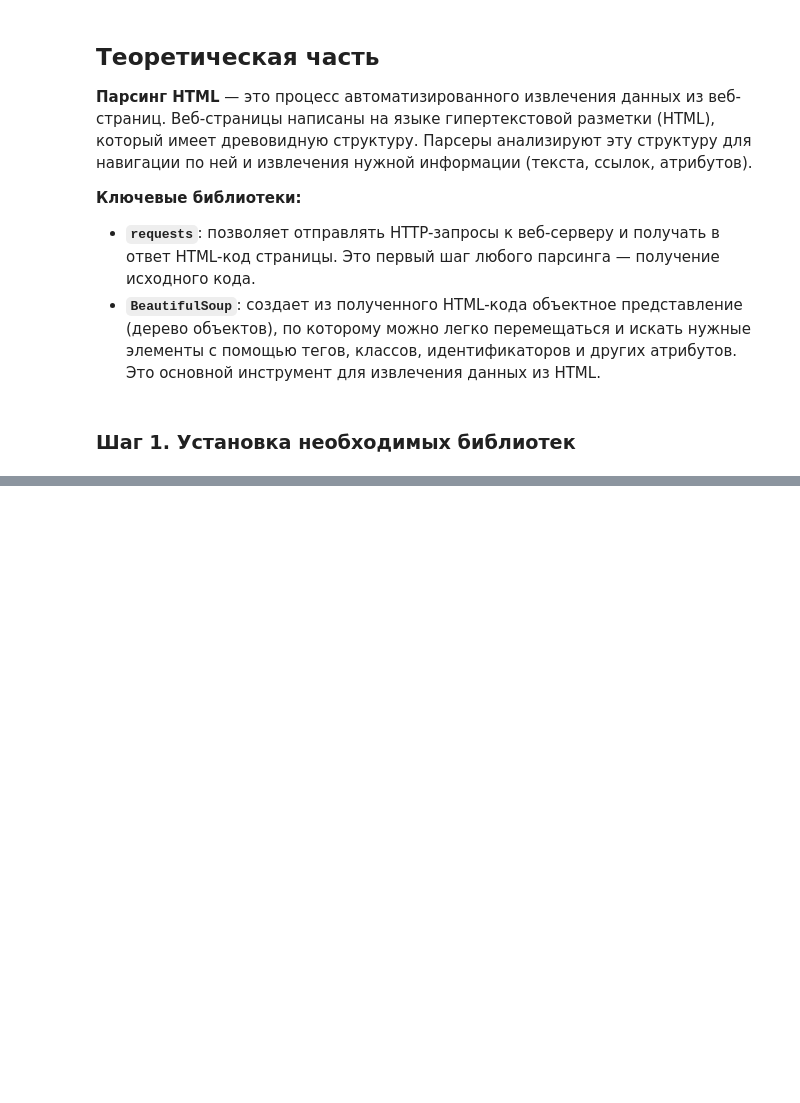
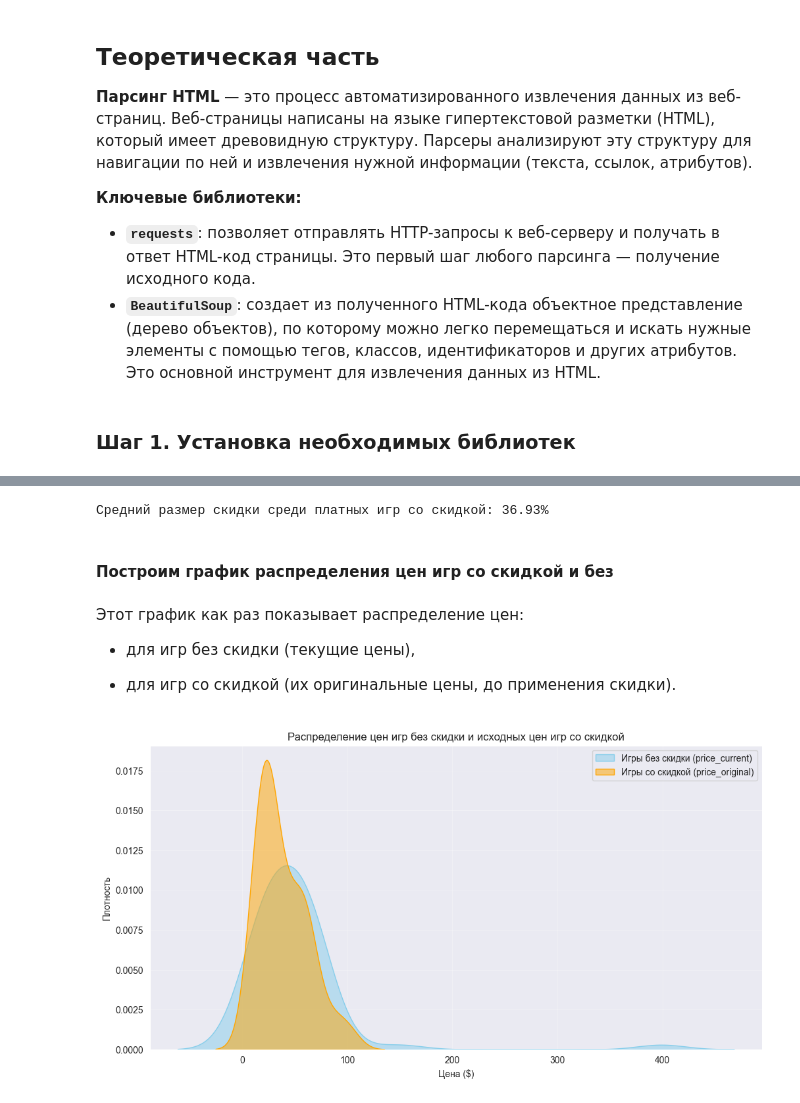
Before and after one commit to GoshaMareev/DataCollectionAndAnalytics, a Jupyter notebook: PW2_Parsing/PW_02_2025_студент.ipynb, the cells around one changed output, grey strips where cells are left out. Saved outputs shown, nothing was run; the diff lists cells and outputs as text; code cells hidden in the pictures; blank space fills up the shorter version.

```diff
--- a/PW2_Parsing/PW_02_2025_студент.ipynb
+++ b/PW2_Parsing/PW_02_2025_студент.ipynb
@@ -686,0 +422,30 @@ else:
+# %%
+mean_discount_paid_with_sale = df_fixed.loc[(df_fixed["price_current"] > 0) & (df_fixed["discount_pct"] > 0), "discount_pct"].mean()
+
+print(f"Средний размер скидки среди платных игр со скидкой: {mean_discount_paid_with_sale:.2f}%")
+# %% [output]
+Средний размер скидки среди платных игр со скидкой: 36.93%
+# %% [markdown]
+#### Построим график распределения цен игр со скидкой и без
+# %% [markdown]
+Этот график как раз показывает распределение цен:
+
+* для игр без скидки (текущие цены),
+
+* для игр со скидкой (их оригинальные цены, до применения скидки).
+# %%
+no_discount = df_fixed[(df_fixed["price_current"] > 0) & (df_fixed["discount_pct"] == 0)]
+with_discount = df_fixed[(df_fixed["price_current"] > 0) & (df_fixed["discount_pct"] > 0)]
+
+plt.figure(figsize=(12,6))
+sns.kdeplot(no_discount["price_current"], label="Игры без скидки (price_current)", fill=True, color="skyblue", alpha=0.5)
+sns.kdeplot(with_discount["price_original"], label="Игры со скидкой (price_original)", fill=True, color="orange", alpha=0.5)
+
+plt.xlabel("Цена ($)")
+plt.ylabel("Плотность")
+plt.title("Распределение цен игр без скидки и исходных цен игр со скидкой")
+plt.legend()
+plt.grid(alpha=0.3)
+plt.show()
+# %% [output]
+[figure, added]
```
Also changed, not shown: parts of 40 cells of this notebook.
